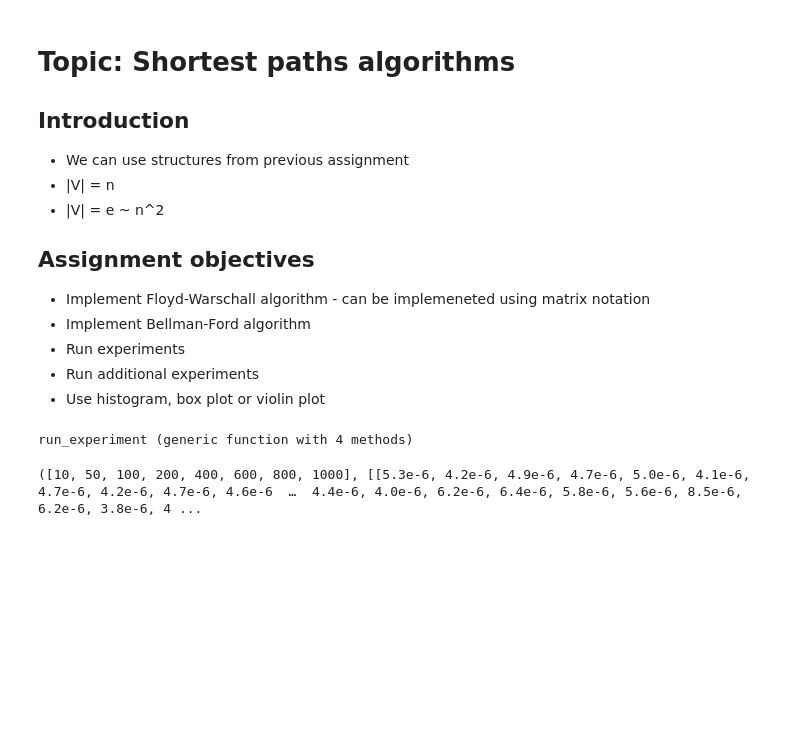
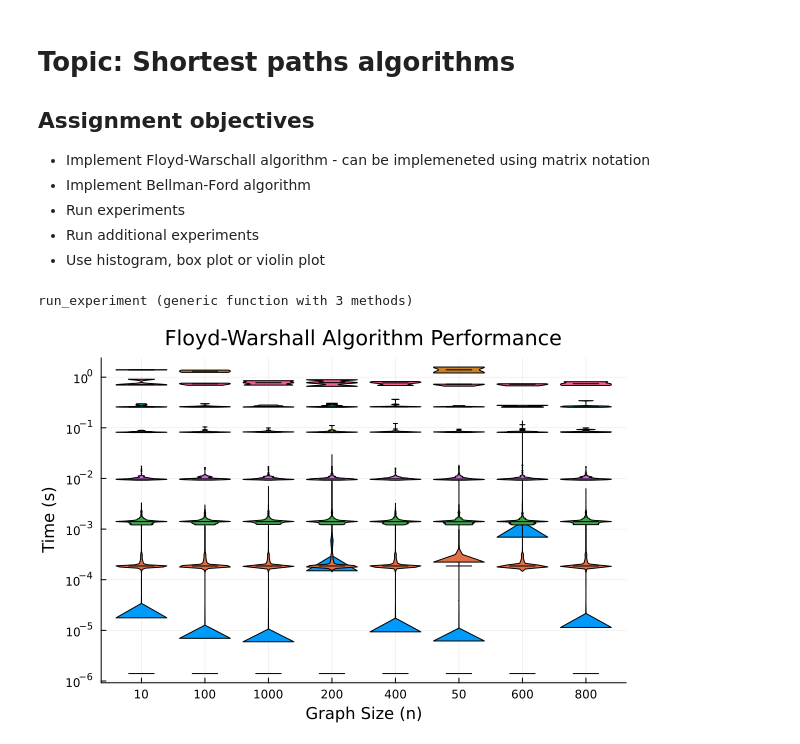
Before and after one commit to wujciak/DiscreteMath, a Jupyter notebook: path-finding/floyd-warshall.ipynb, the cells around one changed output. Drawn from its saved outputs; the diff is of its cells as text; code cells hidden in the pictures; blank space fills up the shorter version.

Commit message:
Experiment changes

```diff
--- a/path-finding/floyd-warshall.ipynb
+++ b/path-finding/floyd-warshall.ipynb
@@ -1,9 +1,5 @@
 # %% [markdown]
 # Topic: Shortest paths algorithms
-## Introduction
-* We can use structures from previous assignment
-* |V| = n
-* |V| = e ~ n^2
 ## Assignment objectives
 * Implement Floyd-Warschall algorithm - can be implemeneted using matrix notation
 * Implement Bellman-Ford algorithm
@@ -32,7 +28,6 @@ function generate_graph_fw(n::Int, edge_prob::Float64 = 0.8)
     return A
 end
 
-
 # Main Algorithm Floyd Warshall
 function floydwarshall(A::Matrix{Float64})
     n = size(A, 1)
@@ -51,68 +46,60 @@ function floydwarshall(A::Matrix{Float64})
     return dist
 end
 
-
 # Time estimator for later experiments
 function estimate_instances_fw(A::Matrix{Float64}, target_time::Float64 = 420.0)
     sample_runs = 3
-    times = [@elapsed floydwarshall(copy(A)) for _ in 1:sample_runs]
-    avg_time = mean(times)
+    instance_times = [@elapsed floydwarshall(copy(A)) for _ in 1:sample_runs]
+    avg_time = mean(instance_times)
+
     est_instances = max(1, Int(round(target_time / avg_time)))
 
     return est_instances
 end
 
+# Time measuring function
+function measure_fw_time(A::Matrix{Float64}, target_time::Float64 = 420.0)
+    instances = estimate_instances_fw(A, target_time)
+    instance_times = [@elapsed floydwarshall(deepcopy(A)) for _ in 1:instances]
+    avg_time = mean(instance_times)
+    median_time = median(instance_times)
+    total_time = sum(instance_times)
 
-# Time measuring function
-function measure_fw_time(A::Matrix{Float64}, num_instances::Int)
-    times = [@elapsed floydwarshall(copy(A)) for _ in 1:num_instances]
-    avg_time = mean(times)
-    median_time = median(times)
-    total_time = sum(times)
-
-    return avg_time, median_time, total_time, times
+    return avg_time, median_time, total_time, instances, instance_times
 end
 
 # Function for runnig whole experiment using additional functions
-function run_experiment(edge_prob::Float64 = 0.8, target_time::Float64 = 420.0, num_runs_per_size::Int = 50)
+function run_experiment(edge_prob::Float64 = 0.8, target_time::Float64 = 420.0)
     sizes = [10, 50, 100, 200, 400, 600, 800, 1000]
-    all_times = Vector{Vector{Float64}}()
+    all_times = []
 
-    for n in sizes
+    for size in sizes
         times = []
-        for _ in 1:num_runs_per_size
-            graph = generate_graph_fw(n)
-            t = @elapsed floydwarshall(graph)
-            push!(times, t)
-        end
-        push!(all_times, times)
+        A = generate_graph_fw(size, edge_prob)
+        avg_time, median_time, total_time, instances, instance_times = measure_fw_time(A, target_time)
+        push!(times, avg_time)
+        push!(all_times, instance_times)
+        println("Size: $size, Avg Time: $avg_time, Median Time: $median_time, Total Time: $total_time, Instances: $instances")
+        println("Instance Times: ", instance_times)
     end
-
-    violin(
-        sizes,
-        all_times,
-        xlabel="Graph Size (n)",
-        ylabel="Time (s)",
-        title="Floyd-Warshall Algorithm Performance",
-        show_median=true
-        )
-
 
     return sizes, all_times
 end
 # %% [output]
-run_experiment (generic function with 4 methods)
+run_experiment (generic function with 3 methods)
 # %%
 # Run Floyd Warshall Experiment
-run_experiment(0.7)
+sizes, times = run_experiment(0.7, 20.0)
 
-# Violin plot results
-# violin(sizes, all_times,
-#        xlabel = "Graph Size (n)",
-#        ylabel = "Computation Time (s)",
-#        title = "Floyd-Warshall Timing Distribution",
-#        show_median = true,
-#        legend = false,
-#        fillalpha = 0.7)
+violin(
+    string.(sizes),
+    times,
+    xlabel="Graph Size (n)",
+    ylabel="Time (s)",
+    title="Floyd-Warshall Algorithm Performance",
+    show_median=true,
+    legend=false,
+    yscale=:log10,
+    )
 # %% [output]
-([10, 50, 100, 200, 400, 600, 800, 1000], [[5.3e-6, 4.2e-6, 4.9e-6, 4.7e-6, 5.0e-6, 4.1e-6, 4.7e-6, 4.2e-6, 4.7e-6, 4.6e-6  …  4.4e-6, 4.0e-6, 6.2e-6, 6.4e-6, 5.8e-6, 5.6e-6, 8.5e-6, 6.2e-6, 3.8e-6, 4 ...
+[figure, added]
```
Also changed, not shown: 1 other file.
